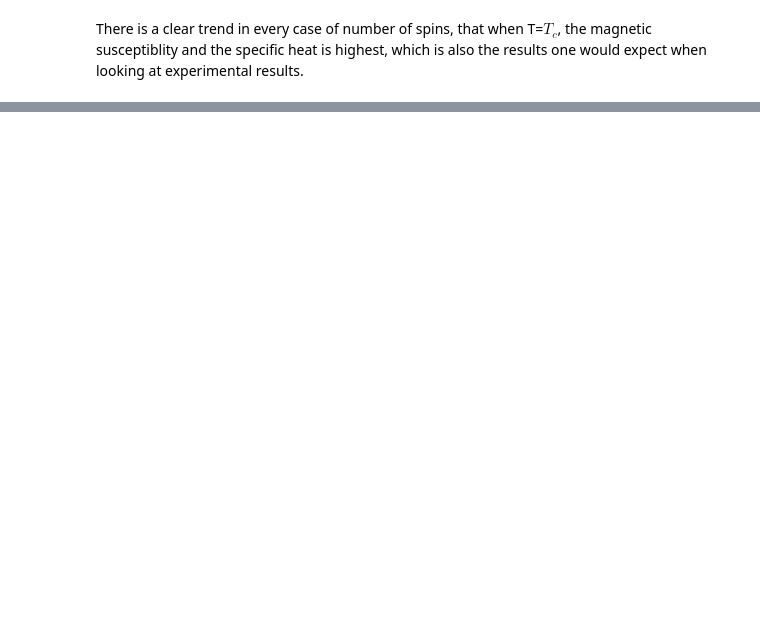
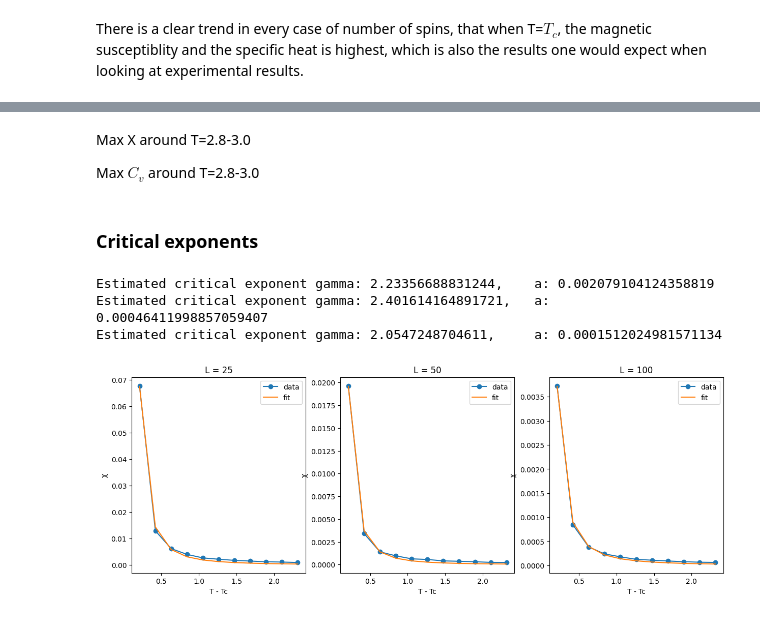
Before and after one commit to ivergro/Soft-Matter-Physics, a Jupyter notebook: Exercise_6_IM/results.ipynb, the cells around one changed output, grey strips where cells are left out. Cells and saved outputs as stored; diff of their text form; code cells hidden in the pictures; blank space fills up the shorter version.

```diff
--- a/Exercise_6_IM/results.ipynb
+++ b/Exercise_6_IM/results.ipynb
@@ -135,0 +302,3 @@ There is a clear trend in every case of number of spins, that when T=$T_c$, the
+# %%
+sweeps = 10000
+Ts = [1.000000, T_c, 3.00000]
@@ -135,0 +500,51 @@ There is a clear trend in every case of number of spins, that when T=$T_c$, the
+# %% [markdown]
+Max X around T=2.8-3.0
+
+Max $C_v$ around T=2.8-3.0
+# %% [markdown]
+### Critical exponents
+# %%
+#Temp nr. 9 is close enough to Tc in both C_v and X, so we use that
+Tc_num = 9
+Tc_ce = Ts_sweeps_real[Tc_num-1] #0 indexed
+# %%
+
+def fit_gamma(Tc_num, L_int, Xs, ax):
+    L = Ls_X[L_int]
+    def power_law(x, a, y):
+        return a * x**(-y)
+
+    Ts_gamma = Ts_sweeps_real[Tc_num-1:] # Temperatures
+    Xs_gamma = Xs[L_int][Tc_num-1:] #[L][T]
+    # Cvs_gamma = all_Cvs[0][Tc_num-1:]
+
+    # Fit power law to data
+    popt, pcov = curve_fit(power_law, Ts_gamma - Tc_ce, Xs_gamma)
+
+    # Plot data and fit
+    ax.plot(Ts_gamma - Tc_ce, Xs_gamma, '-o', label='data')
+    ax.plot(Ts_gamma - Tc_ce, power_law(abs(Ts_gamma - Tc_ce), *popt), '-', label="fit")
+    ax.set_xlabel('T - Tc')
+    ax.set_ylabel('χ')
+    ax.legend()
+
+    print(f"Estimated critical exponent gamma: {popt[1]},\ta: {popt[0]}")#, {popt[2]}")
+    # print(f"B/v: {popt[1]/popt[2]}")
+
+    return popt[1]
+# %%
+Tc_num = 10
+fig_gamma, axes_gamma = plt.subplots(1,3)
+for i in range(len(axes_gamma)):
+    gamma = fit_gamma(Tc_num, i, all_Xs, axes_gamma[i])
+    axes_gamma[i].set_title(f"L = {Ls_X[i]}")
+
+fig.suptitle(r"\gamma estimate", size=20)
+fig.legend()
+fig_gamma.set_size_inches(15,5)
+plt.show()
+# %% [output]
+Estimated critical exponent gamma: 2.23356688831244,    a: 0.002079104124358819
+Estimated critical exponent gamma: 2.401614164891721,   a: 0.00046411998857059407
+Estimated critical exponent gamma: 2.0547248704611,     a: 0.0001512024981571134
+[figure, added]
```
Also changed, not shown: parts of 27 cells of this notebook, 15 other files.
